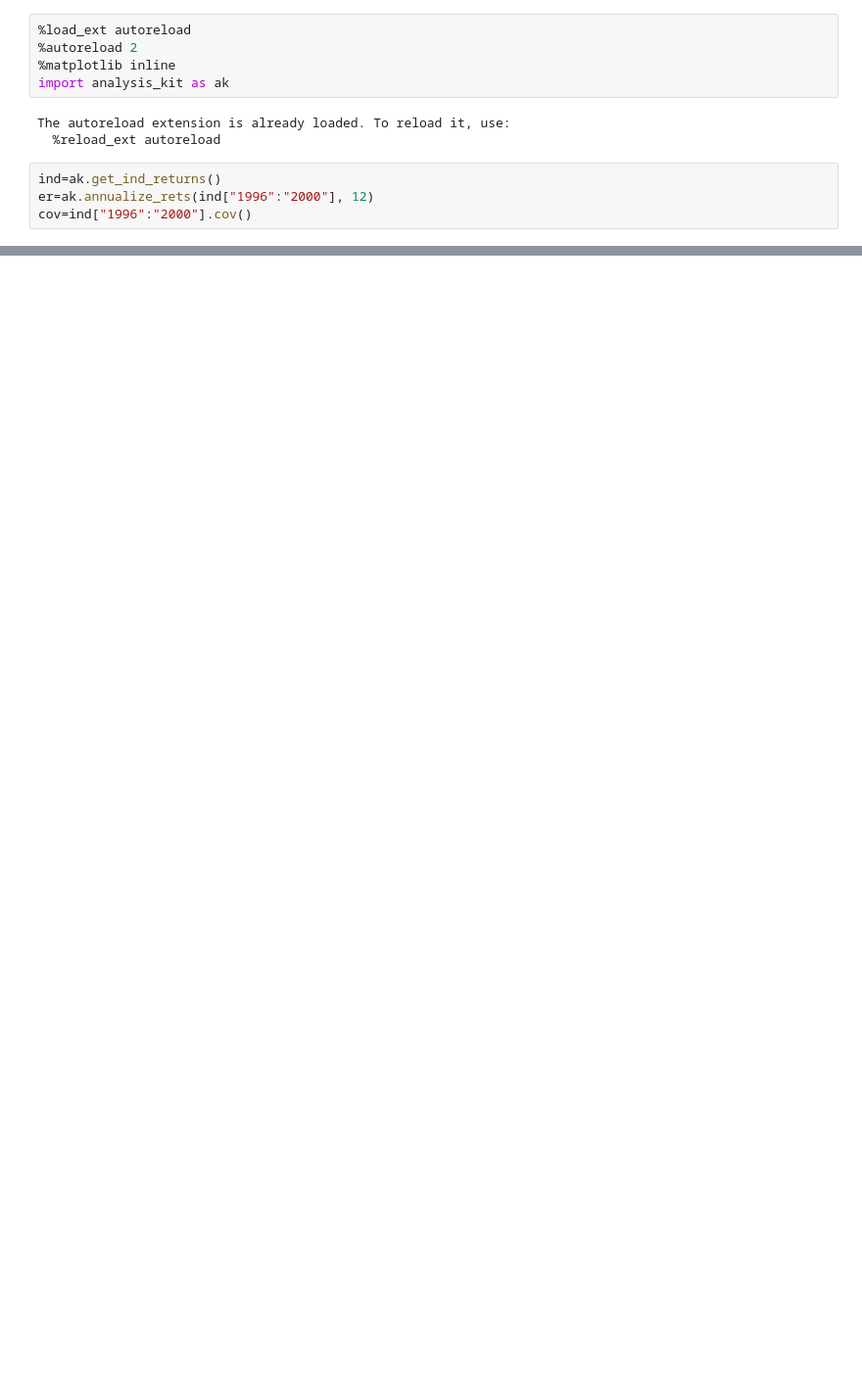
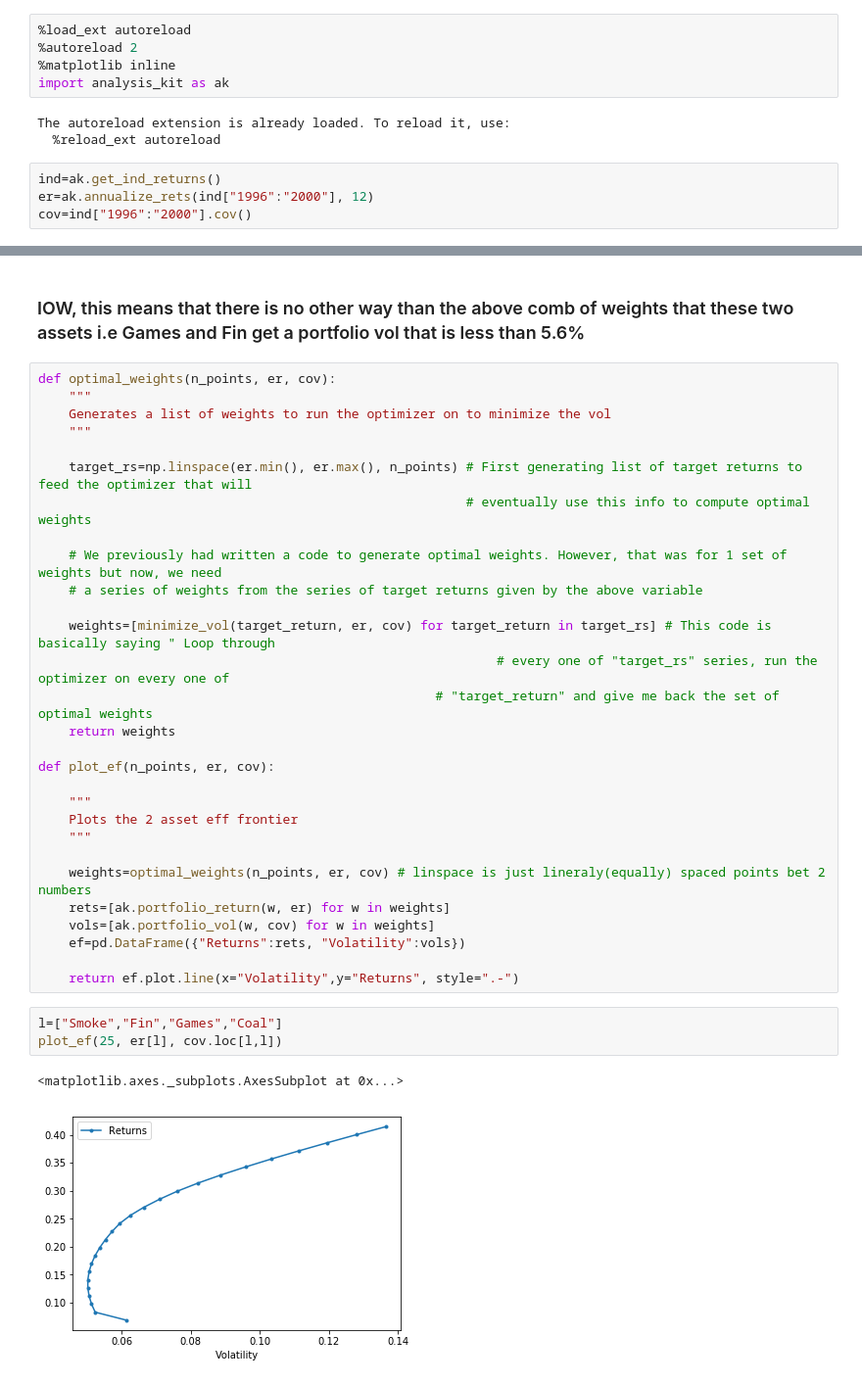
Before and after one commit to biv-neupane7/Investment-management-with-python, a Jupyter notebook: Week 2 Efficient frontier and portfolio management.ipynb, the cells around one changed output, grey strips where cells are left out. Shown: that part at 98% size. Drawn from its saved outputs; the diff is of its cells as text; blank space fills up the shorter version.

```diff
--- a/Week 2 Efficient frontier and portfolio management.ipynb
+++ b/Week 2 Efficient frontier and portfolio management.ipynb
@@ -456,0 +508,37 @@ def plot_ef2(n_points, er, cov):
+# %% [markdown]
+### IOW, this means that there is no other way than the above comb of weights that these two assets i.e Games and Fin get a portfolio vol that is less than 5.6%
+# %%
+def optimal_weights(n_points, er, cov):
+    """
+    Generates a list of weights to run the optimizer on to minimize the vol
+    """
+
+    target_rs=np.linspace(er.min(), er.max(), n_points) # First generating list of target returns to feed the optimizer that will
+                                                        # eventually use this info to compute optimal weights
+
+    # We previously had written a code to generate optimal weights. However, that was for 1 set of weights but now, we need
+    # a series of weights from the series of target returns given by the above variable
+
+    weights=[minimize_vol(target_return, er, cov) for target_return in target_rs] # This code is basically saying " Loop through
+                                                            # every one of "target_rs" series, run the optimizer on every one of
+                                                    # "target_return" and give me back the set of optimal weights
+    return weights
+
+def plot_ef(n_points, er, cov):
+
+    """
+    Plots the 2 asset eff frontier
+    """
+
+    weights=optimal_weights(n_points, er, cov) # linspace is just lineraly(equally) spaced points bet 2 numbers
+    rets=[ak.portfolio_return(w, er) for w in weights]
+    vols=[ak.portfolio_vol(w, cov) for w in weights]
+    ef=pd.DataFrame({"Returns":rets, "Volatility":vols})
+
+    return ef.plot.line(x="Volatility",y="Returns", style=".-")
+# %%
+l=["Smoke","Fin","Games","Coal"]
+plot_ef(25, er[l], cov.loc[l,l])
+# %% [output]
+<matplotlib.axes._subplots.AxesSubplot at 0x...>
+[figure, added]
```
Also changed, not shown: parts of 16 cells of this notebook.
